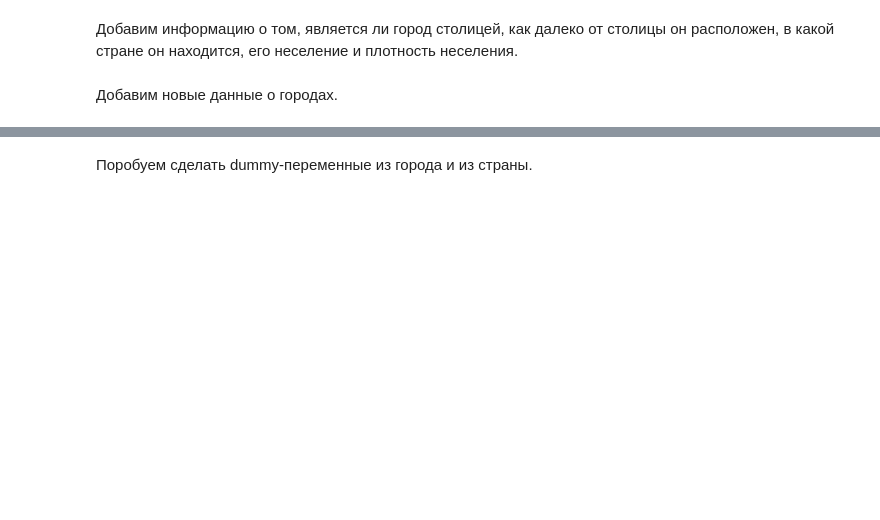
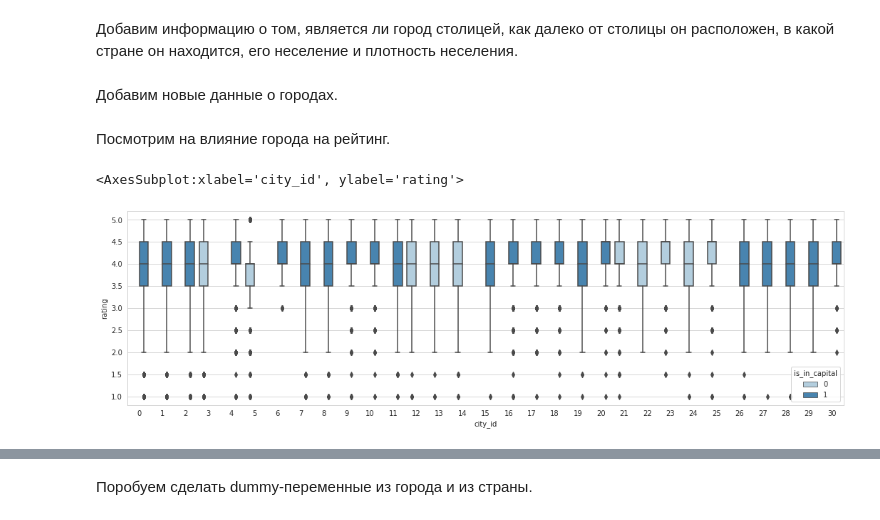
Before and after one commit to veryaskinan/skillfactory, a Jupyter notebook: module_3/your_first_model.ipynb, the cells around one changed output, grey strips where cells are left out. Drawn from its saved outputs; the diff is of its cells as text; code cells hidden in the pictures; blank space fills up the shorter version.

```diff
--- a/module_3/your_first_model.ipynb
+++ b/module_3/your_first_model.ipynb
@@ -356,3 +407,15 @@ def city_insights(ci_df):
         ci_df.loc[ci_df['city_name'] == city_name, 'city_density'] = int(city_data['density'])
 
     df.drop('city_name', axis = 'columns', inplace = True)
+# %% [markdown]
+Посмотрим на влияние города на рейтинг.
+# %%
+df = read_df()
+id_as_int(df)
+city_insights(df)
+
+fig, ax = plt.subplots(figsize=(18, 5))
+sns.boxplot(data = df, x = 'city_id', y = 'rating', hue = 'is_in_capital', palette = 'Blues')
+# %% [output]
+<AxesSubplot:xlabel='city_id', ylabel='rating'>
+[figure, added]
```
Also changed, not shown: parts of 80 cells of this notebook.
